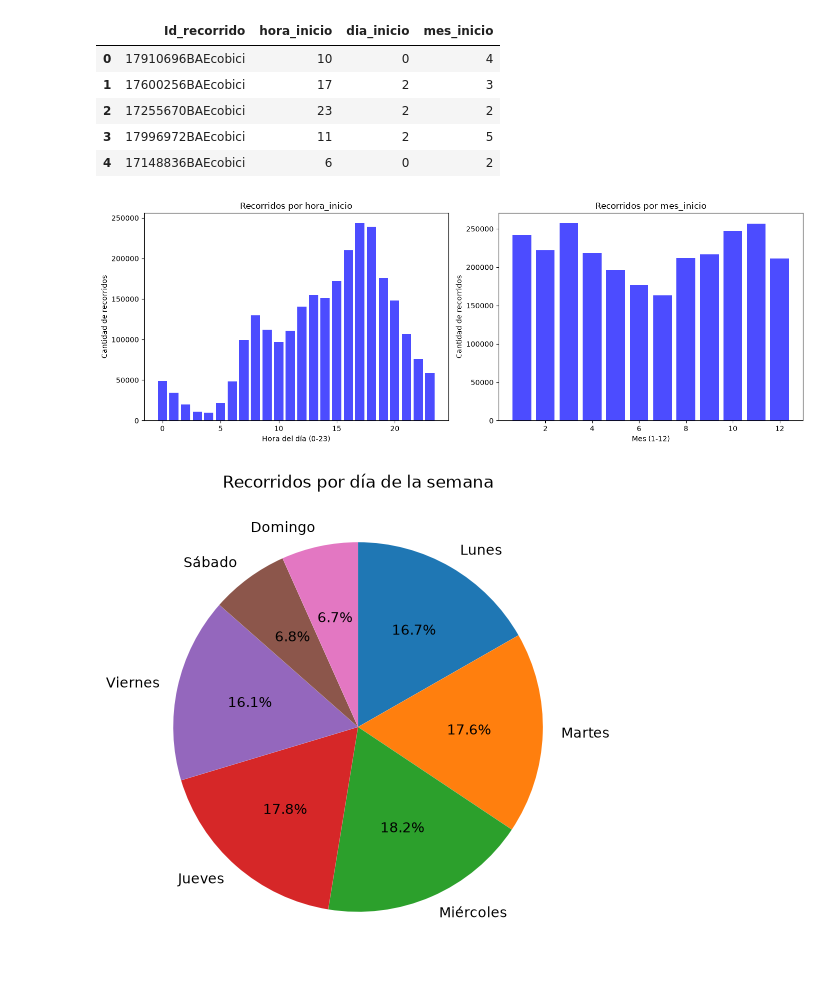
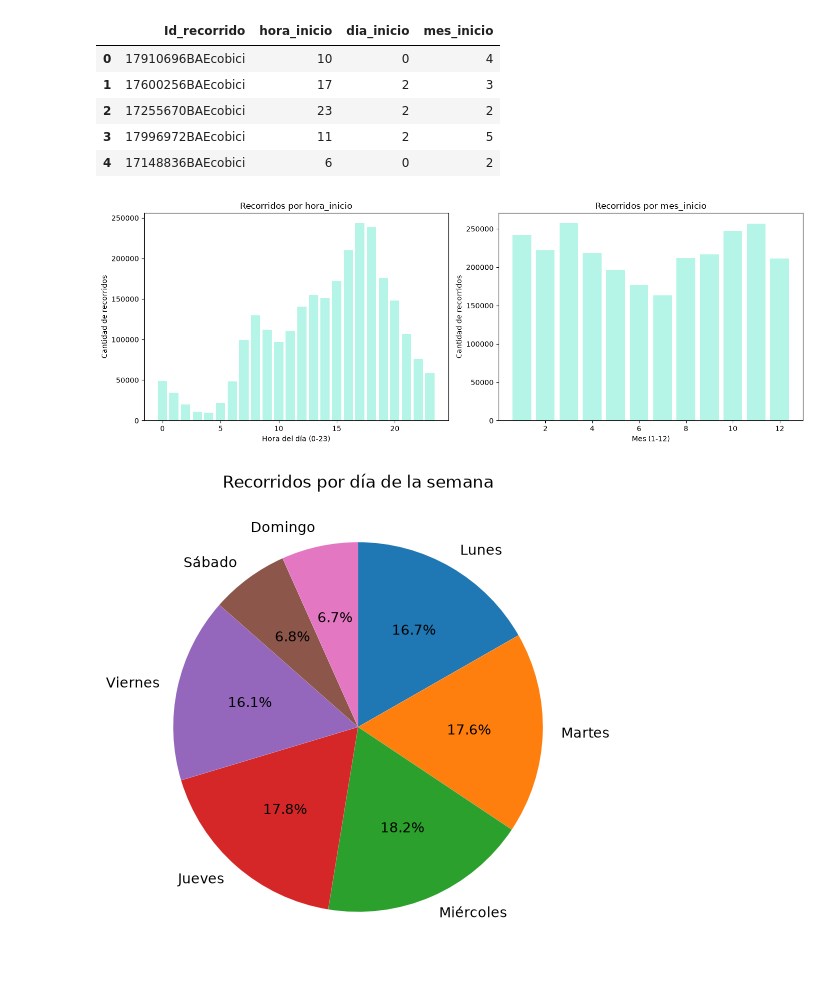
Before and after one commit to brigere/data-anlysis-ceia, a Jupyter notebook: tp_final_2026.ipynb, the cells around one changed output. Saved outputs shown, nothing was run; the diff lists cells and outputs as text; code cells hidden in the pictures.

```diff
--- a/tp_final_2026.ipynb
+++ b/tp_final_2026.ipynb
@@ -666,18 +663,0 @@ Dato curioso observado en combinaciones: 10 de las 20 combinaciones más frecuen
-# %%
-# --- B. Categórica ordinal (derivada): duración agrupada con orden explícito ---
-etiquetas_duracion = ["corto", "medio", "largo"]
-orden_duracion = CategoricalDtype(categories=etiquetas_duracion, ordered=True)
-
-corto_threshold = df_recorridos["duracion_recorrido_min"].quantile(1 / 3)   # corto:  hasta el primer tercil
-medio_threshold = df_recorridos["duracion_recorrido_min"].quantile(2 / 3)   # medio:  hasta el segundo tercil
-largo_threshold = float("inf")                                              # largo:  por encima del segundo tercil
-
-print(f"Umbrales: corto <= {corto_threshold:.1f} min | medio <= {medio_threshold:.1f} min | largo > {medio_threshold:.1f} min")
-
-df_recorridos["duracion_categoria"] = pd.cut(
-    df_recorridos["duracion_recorrido_min"],
-    bins=[-1, corto_threshold, medio_threshold, largo_threshold],
-    labels=etiquetas_duracion,
-).astype(orden_duracion)
-
-df_recorridos["duracion_categoria"].value_counts().sort_index()
@@ -691,8 +663,0 @@ Name: count, dtype: int64
-# %%
-conteo_duracion = df_recorridos["duracion_categoria"].value_counts().sort_index()   # orden: corto, medio, largo
-
-fig, ax = plt.subplots(figsize=(6, 6))
-ax.pie(conteo_duracion.values, labels=conteo_duracion.index,
-       autopct="%1.1f%%", startangle=90, counterclock=False)
-ax.set_title("Recorridos por categoría de duración")
-plt.show()
@@ -717,22 +680,22 @@ df_recorridos[["Id_recorrido", "hora_inicio", "dia_inicio", "mes_inicio"]].head(
 # %%
 # creat un plot para ver como se distribuye"hora_inicio", "dia_inicio", "mes_inicio"
 # barplots: cantidad de recorridos por hora y por mes
 variables_bar = {
     "hora_inicio": "Hora del día (0-23)",
     "mes_inicio": "Mes (1-12)",
 }
 
 fig, axes = plt.subplots(1, 2, figsize=(14, 5))
 for ax, (columna, etiqueta) in zip(axes, variables_bar.items()):
     conteo = df_recorridos[columna].value_counts().sort_index()   # cantidad de recorridos por valor
-    ax.bar(conteo.index, conteo.values, color="blue", alpha=0.7)
+    ax.bar(conteo.index, conteo.values, color="#96f1de", alpha=0.7)
     ax.set_title(f"Recorridos por {columna}")
     ax.set_xlabel(etiqueta)
     ax.set_ylabel("Cantidad de recorridos")
 plt.tight_layout()
 plt.show()
 # %% [output]
-[figure, old version]
+[figure, new version]
 # %%
 # pie chart: porcentaje de recorridos por día de la semana
 nombres_dias = ["Lunes", "Martes", "Miércoles", "Jueves", "Viernes", "Sábado", "Domingo"]
```
Also changed, not shown: parts of 20 cells of this notebook, 2 other files.
